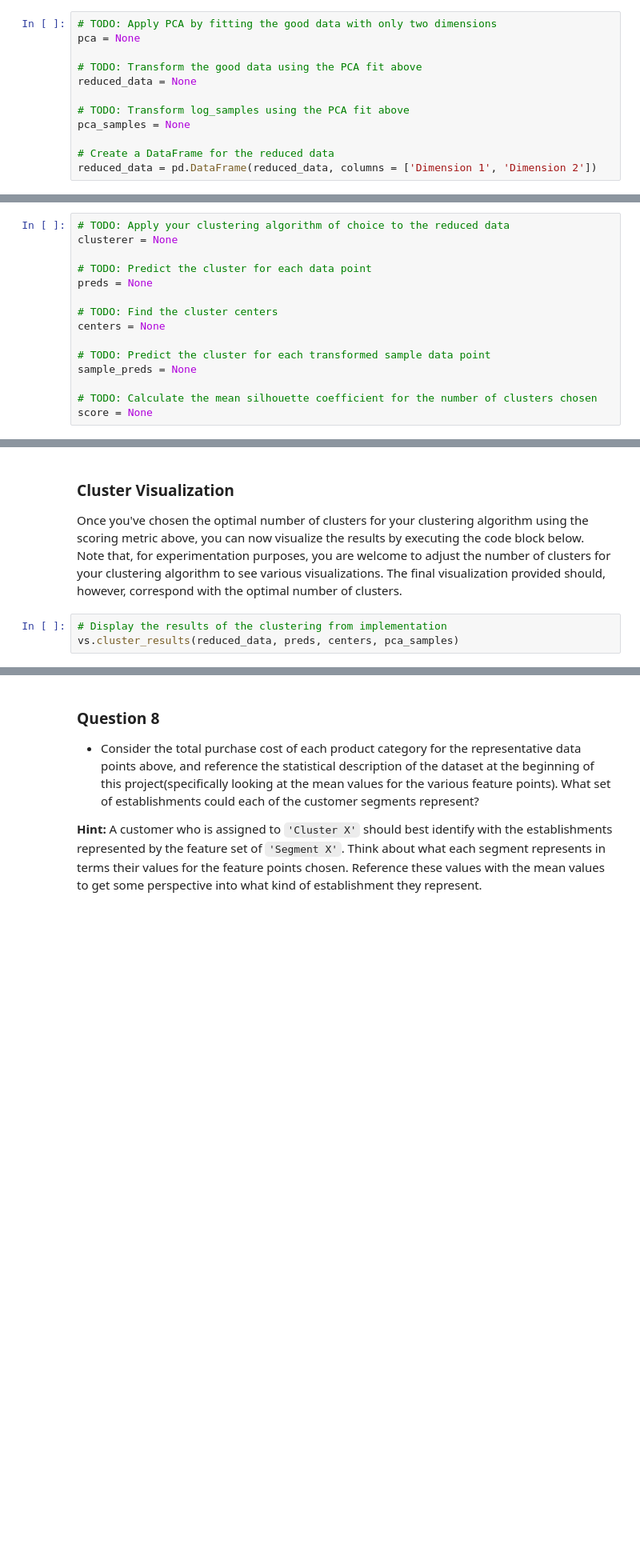
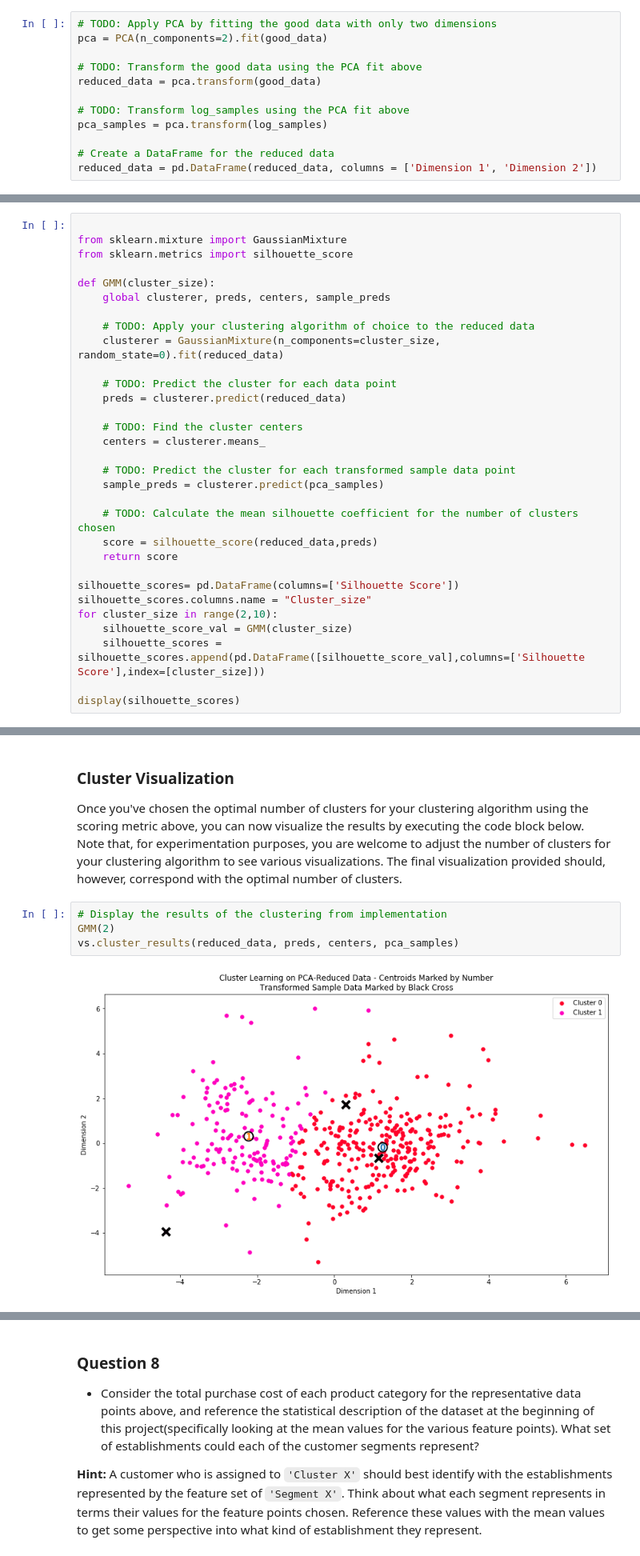
Before and after one commit to keshavmusunuri/Creating-customer-segments, a Jupyter notebook: customer_segments.ipynb, the cells around one changed output, grey strips where cells are left out. Shown at 80% size. Cells and saved outputs as stored; diff of their text form; blank space fills up the shorter version.

```diff
--- a/customer_segments.ipynb
+++ b/customer_segments.ipynb
@@ -299,13 +400,13 @@ In the code block below, you will need to implement the following:
  - Apply a PCA transformation of `log_samples` using `pca.transform`, and assign the results to `pca_samples`.
 # %%
 # TODO: Apply PCA by fitting the good data with only two dimensions
-pca = None
+pca = PCA(n_components=2).fit(good_data)
 
 # TODO: Transform the good data using the PCA fit above
-reduced_data = None
+reduced_data = pca.transform(good_data)
 
 # TODO: Transform log_samples using the PCA fit above
-pca_samples = None
+pca_samples = pca.transform(log_samples)
 
 # Create a DataFrame for the reduced data
 reduced_data = pd.DataFrame(reduced_data, columns = ['Dimension 1', 'Dimension 2'])
@@ -355,17 +472,33 @@ In the code block below, you will need to implement the following:
  - Import `sklearn.metrics.silhouette_score` and calculate the silhouette score of `reduced_data` against `preds`.
    - Assign the silhouette score to `score` and print the result.
 # %%
-# TODO: Apply your clustering algorithm of choice to the reduced data
-clusterer = None
 
-# TODO: Predict the cluster for each data point
-preds = None
+from sklearn.mixture import GaussianMixture
+from sklearn.metrics import silhouette_score
 
-# TODO: Find the cluster centers
-centers = None
+def GMM(cluster_size):
+    global clusterer, preds, centers, sample_preds
 
-# TODO: Predict the cluster for each transformed sample data point
-sample_preds = None
+    # TODO: Apply your clustering algorithm of choice to the reduced data
+    clusterer = GaussianMixture(n_components=cluster_size, random_state=0).fit(reduced_data)
 
-# TODO: Calculate the mean silhouette coefficient for the number of clusters chosen
-score = None
+    # TODO: Predict the cluster for each data point
+    preds = clusterer.predict(reduced_data)
+
+    # TODO: Find the cluster centers
+    centers = clusterer.means_
+
+    # TODO: Predict the cluster for each transformed sample data point
+    sample_preds = clusterer.predict(pca_samples)
+
+    # TODO: Calculate the mean silhouette coefficient for the number of clusters chosen
+    score = silhouette_score(reduced_data,preds)
+    return score
+
+silhouette_scores= pd.DataFrame(columns=['Silhouette Score'])
+silhouette_scores.columns.name = "Cluster_size"
+for cluster_size in range(2,10):
+    silhouette_score_val = GMM(cluster_size)
+    silhouette_scores = silhouette_scores.append(pd.DataFrame([silhouette_score_val],columns=['Silhouette Score'],index=[cluster_size]))
+
+display(silhouette_scores)
@@ -381,7 +527,10 @@ score = None
 Once you've chosen the optimal number of clusters for your clustering algorithm using the scoring metric above, you can now visualize the results by executing the code block below. Note that, for experimentation purposes, you are welcome to adjust the number of clusters for your clustering algorithm to see various visualizations. The final visualization provided should, however, correspond with the optimal number of clusters.
 # %%
 # Display the results of the clustering from implementation
+GMM(2)
 vs.cluster_results(reduced_data, preds, centers, pca_samples)
+# %% [output]
+[figure, added]
 # %% [markdown]
 ### Implementation: Data Recovery
 Each cluster present in the visualization above has a central point. These centers (or means) are not specifically data points from the data, but rather the *averages* of all the data points predicted in the respective clusters. For the problem of creating customer segments, a cluster's center point corresponds to *the average customer of that segment*. Since the data is currently reduced in dimension and scaled by a logarithm, we can recover the representative customer spending from these data points by applying the inverse transformations.
```
Also changed, not shown: parts of 17 cells of this notebook.
